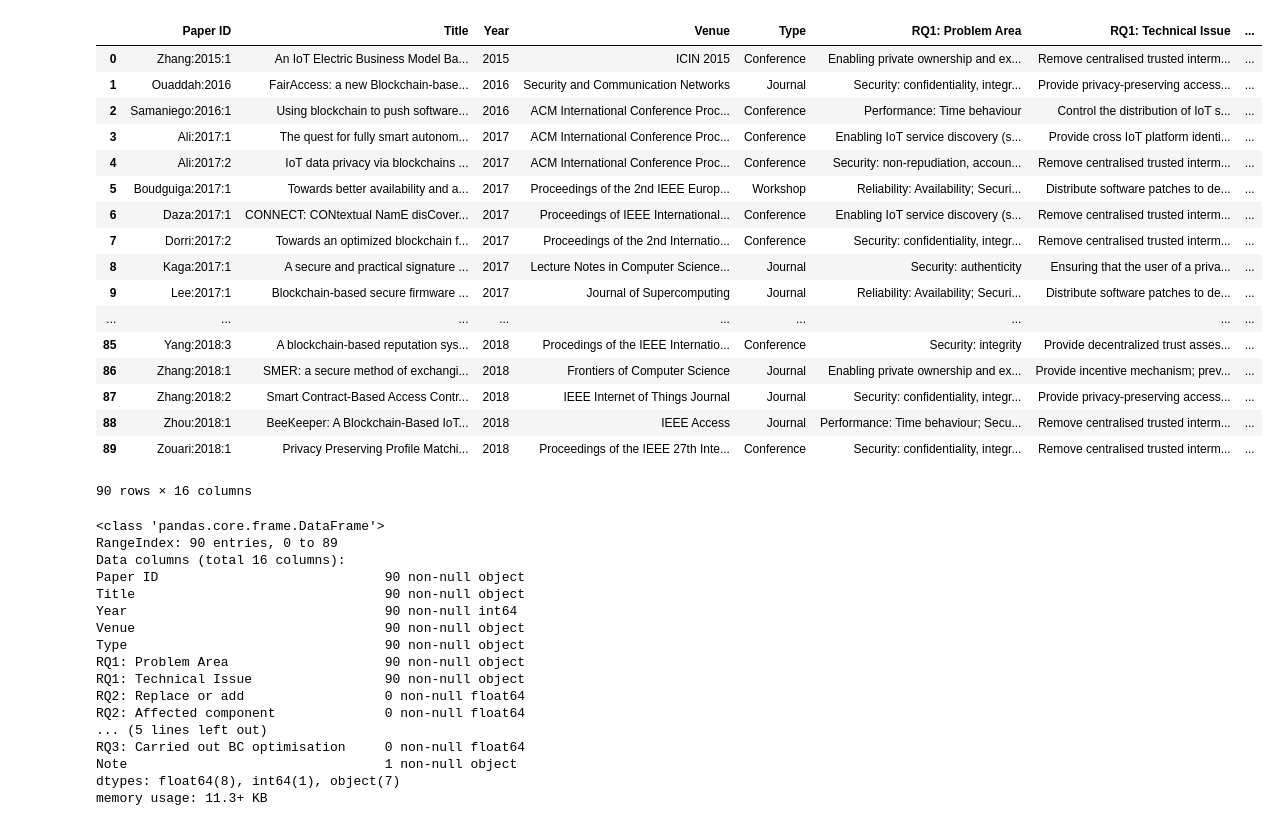
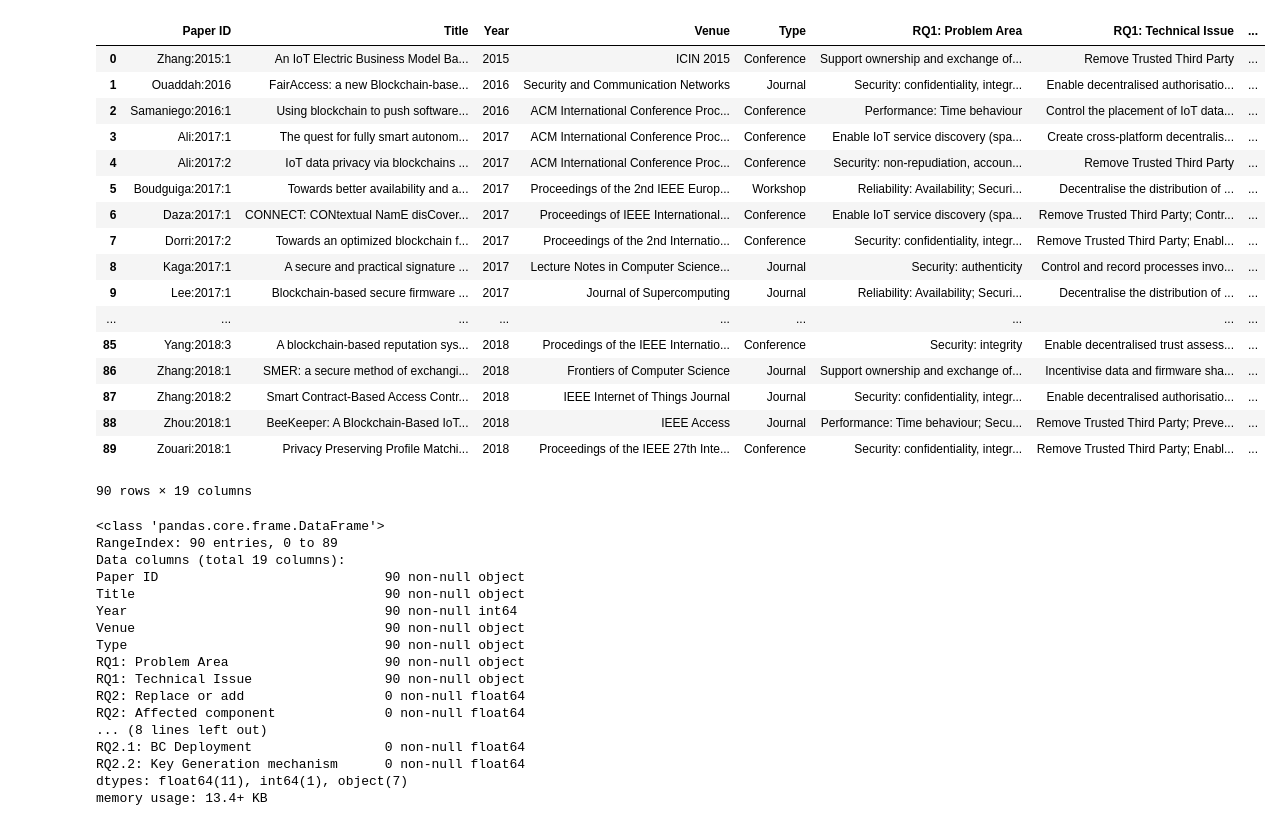
Before and after one commit to nguyentran0212/BC_IoT_SLR, a Jupyter notebook: Extraction/Extracted_data/BC_SLR_AVIZ_tool.ipynb, the cells around one changed output. Cells and saved outputs as stored; diff of their text form; code cells hidden in the pictures.

```diff
--- a/Extraction/Extracted_data/BC_SLR_AVIZ_tool.ipynb
+++ b/Extraction/Extracted_data/BC_SLR_AVIZ_tool.ipynb
@@ -164,36 +164,36 @@ def load(df):
 # %%
 """
 Loads the extracted data
 """
 
-raw_path = "extraction_Q1_91_13-12.xlsx"
+raw_path = "raw_data/extraction_Q1_91_13-12.xlsx"
 raw_df = pd.read_excel(raw_path)
 raw_df
 # %% [output]
 |  | Paper ID | Title | Year | Venue | Type | RQ1: Problem Area | RQ1: Technical Issue | ... |
-| 0 | Zhang:2015:1 | An IoT Electric Business Model Ba... | 2015 | ICIN 2015 | Conference | Enabling private ownership and ex... | Remove centralised trusted interm... | ... |
-| 1 | Ouaddah:2016 | FairAccess: a new Blockchain-base... | 2016 | Security and Communication Networks | Journal | Security: confidentiality, integr... | Provide privacy-preserving access... | ... |
-| 2 | Samaniego:2016:1 | Using blockchain to push software... | 2016 | ACM International Conference Proc... | Conference | Performance: Time behaviour | Control the distribution of IoT s... | ... |
-| 3 | Ali:2017:1 | The quest for fully smart autonom... | 2017 | ACM International Conference Proc... | Conference | Enabling IoT service discovery (s... | Provide cross IoT platform identi... | ... |
-| 4 | Ali:2017:2 | IoT data privacy via blockchains ... | 2017 | ACM International Conference Proc... | Conference | Security: non-repudiation, accoun... | Remove centralised trusted interm... | ... |
-| 5 | Boudguiga:2017:1 | Towards better availability and a... | 2017 | Proceedings of the 2nd IEEE Europ... | Workshop | Reliability: Availability; Securi... | Distribute software patches to de... | ... |
-| 6 | Daza:2017:1 | CONNECT: CONtextual NamE disCover... | 2017 | Proceedings of IEEE International... | Conference | Enabling IoT service discovery (s... | Remove centralised trusted interm... | ... |
-| 7 | Dorri:2017:2 | Towards an optimized blockchain f... | 2017 | Proceedings of the 2nd Internatio... | Conference | Security: confidentiality, integr... | Remove centralised trusted interm... | ... |
-| 8 | Kaga:2017:1 | A secure and practical signature ... | 2017 | Lecture Notes in Computer Science... | Journal | Security: authenticity | Ensuring that the user of a priva... | ... |
-| 9 | Lee:2017:1 | Blockchain-based secure firmware ... | 2017 | Journal of Supercomputing | Journal | Reliability: Availability; Securi... | Distribute software patches to de... | ... |
+| 0 | Zhang:2015:1 | An IoT Electric Business Model Ba... | 2015 | ICIN 2015 | Conference | Support ownership and exchange of... | Remove Trusted Third Party | ... |
+| 1 | Ouaddah:2016 | FairAccess: a new Blockchain-base... | 2016 | Security and Communication Networks | Journal | Security: confidentiality, integr... | Enable decentralised authorisatio... | ... |
+| 2 | Samaniego:2016:1 | Using blockchain to push software... | 2016 | ACM International Conference Proc... | Conference | Performance: Time behaviour | Control the placement of IoT data... | ... |
+| 3 | Ali:2017:1 | The quest for fully smart autonom... | 2017 | ACM International Conference Proc... | Conference | Enable IoT service discovery (spa... | Create cross-platform decentralis... | ... |
+| 4 | Ali:2017:2 | IoT data privacy via blockchains ... | 2017 | ACM International Conference Proc... | Conference | Security: non-repudiation, accoun... | Remove Trusted Third Party | ... |
+| 5 | Boudguiga:2017:1 | Towards better availability and a... | 2017 | Proceedings of the 2nd IEEE Europ... | Workshop | Reliability: Availability; Securi... | Decentralise the distribution of ... | ... |
+| 6 | Daza:2017:1 | CONNECT: CONtextual NamE disCover... | 2017 | Proceedings of IEEE International... | Conference | Enable IoT service discovery (spa... | Remove Trusted Third Party; Contr... | ... |
+| 7 | Dorri:2017:2 | Towards an optimized blockchain f... | 2017 | Proceedings of the 2nd Internatio... | Conference | Security: confidentiality, integr... | Remove Trusted Third Party; Enabl... | ... |
+| 8 | Kaga:2017:1 | A secure and practical signature ... | 2017 | Lecture Notes in Computer Science... | Journal | Security: authenticity | Control and record processes invo... | ... |
+| 9 | Lee:2017:1 | Blockchain-based secure firmware ... | 2017 | Journal of Supercomputing | Journal | Reliability: Availability; Securi... | Decentralise the distribution of ... | ... |
 | ... | ... | ... | ... | ... | ... | ... | ... | ... |
-| 85 | Yang:2018:3 | A blockchain-based reputation sys... | 2018 | Procedings of the IEEE Internatio... | Conference | Security: integrity | Provide decentralized trust asses... | ... |
-| 86 | Zhang:2018:1 | SMER: a secure method of exchangi... | 2018 | Frontiers of Computer Science | Journal | Enabling private ownership and ex... | Provide incentive mechanism; prev... | ... |
-| 87 | Zhang:2018:2 | Smart Contract-Based Access Contr... | 2018 | IEEE Internet of Things Journal | Journal | Security: confidentiality, integr... | Provide privacy-preserving access... | ... |
-| 88 | Zhou:2018:1 | BeeKeeper: A Blockchain-Based IoT... | 2018 | IEEE Access | Journal | Performance: Time behaviour; Secu... | Remove centralised trusted interm... | ... |
-| 89 | Zouari:2018:1 | Privacy Preserving Profile Matchi... | 2018 | Proceedings of the IEEE 27th Inte... | Conference | Security: confidentiality, integr... | Remove centralised trusted interm... | ... |
+| 85 | Yang:2018:3 | A blockchain-based reputation sys... | 2018 | Procedings of the IEEE Internatio... | Conference | Security: integrity | Enable decentralised trust assess... | ... |
+| 86 | Zhang:2018:1 | SMER: a secure method of exchangi... | 2018 | Frontiers of Computer Science | Journal | Support ownership and exchange of... | Incentivise data and firmware sha... | ... |
+| 87 | Zhang:2018:2 | Smart Contract-Based Access Contr... | 2018 | IEEE Internet of Things Journal | Journal | Security: confidentiality, integr... | Enable decentralised authorisatio... | ... |
+| 88 | Zhou:2018:1 | BeeKeeper: A Blockchain-Based IoT... | 2018 | IEEE Access | Journal | Performance: Time behaviour; Secu... | Remove Trusted Third Party; Preve... | ... |
+| 89 | Zouari:2018:1 | Privacy Preserving Profile Matchi... | 2018 | Proceedings of the IEEE 27th Inte... | Conference | Security: confidentiality, integr... | Remove Trusted Third Party; Enabl... | ... |
-90 rows × 16 columns
+90 rows × 19 columns
 # %%
 raw_df.info()
 # %% [output]
 <class 'pandas.core.frame.DataFrame'>
 RangeIndex: 90 entries, 0 to 89
-Data columns (total 16 columns):
+Data columns (total 19 columns):
 Paper ID                             90 non-null object
 Title                                90 non-null object
 Year                                 90 non-null int64
@@ -203,11 +203,11 @@ RQ1: Problem Area                    90 non-null object
 RQ1: Technical Issue                 90 non-null object
 RQ2: Replace or add                  0 non-null float64
 RQ2: Affected component              0 non-null float64
-... (5 lines left out)
-RQ3: Carried out BC optimisation     0 non-null float64
-Note                                 1 non-null object
-dtypes: float64(8), int64(1), object(7)
-memory usage: 11.3+ KB
+... (8 lines left out)
+RQ2.1: BC Deployment                 0 non-null float64
+RQ2.2: Key Generation mechanism      0 non-null float64
+dtypes: float64(11), int64(1), object(7)
+memory usage: 13.4+ KB
 # %%
 """
 Countplot of problem areas
```
Also changed, not shown: parts of 3 cells of this notebook, 6 other files.
